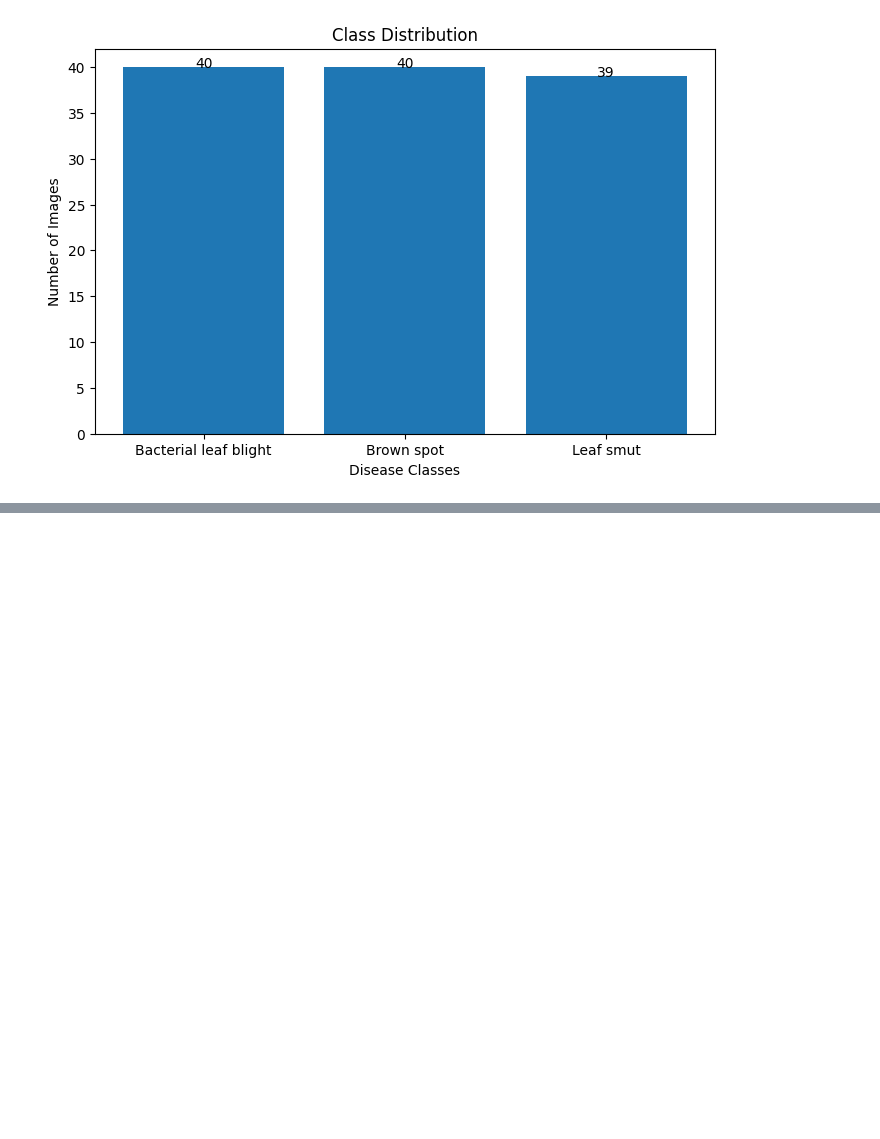
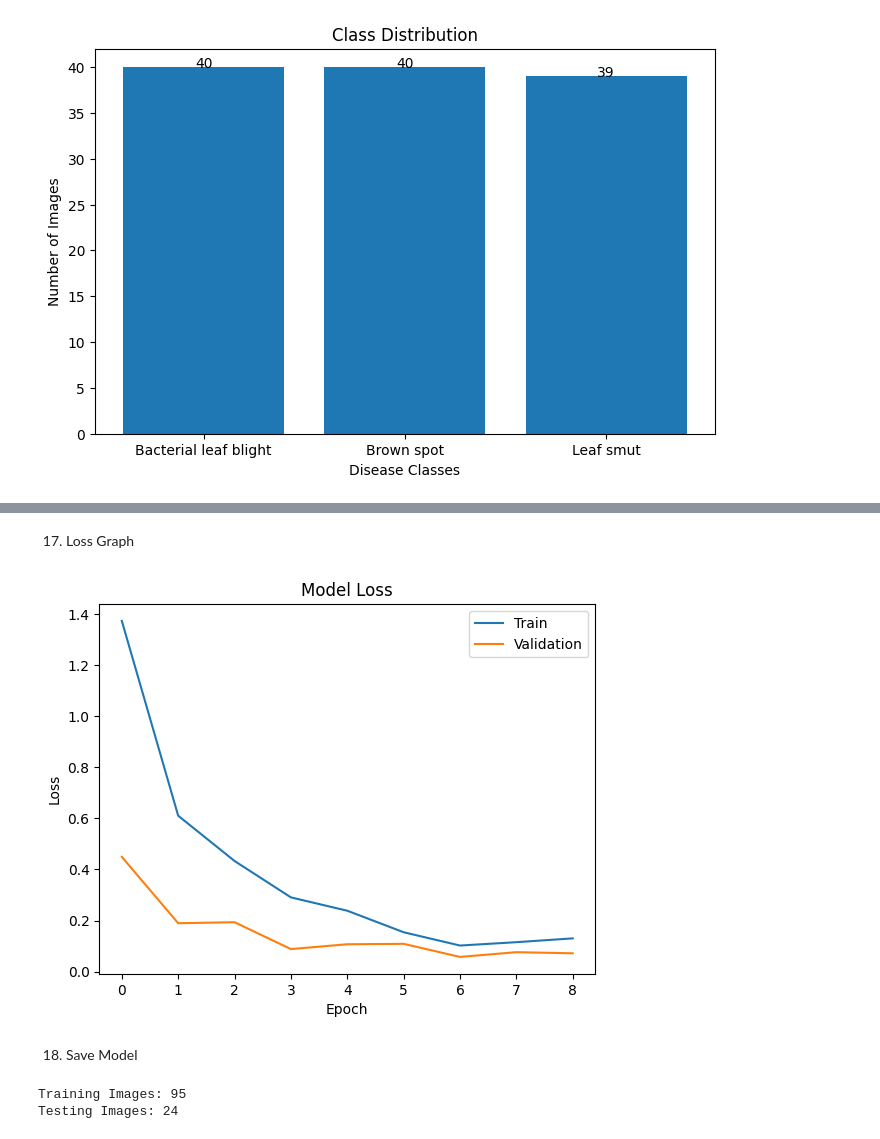
Before and after one commit to Raghuvaranlokati/RiceLeaf_Disease_Dectection, a Jupyter notebook: RiceLeaf_Disease_Detection.ipynb, the cells around one changed output, grey strips where cells are left out. Saved outputs shown, nothing was run; the diff lists cells and outputs as text; code cells hidden in the pictures; blank space fills up the shorter version.

```diff
--- a/RiceLeaf_Disease_Detection.ipynb
+++ b/RiceLeaf_Disease_Detection.ipynb
@@ -601,0 +961,16 @@ plt.show()
+# %% [markdown]
+17. Loss Graph
+# %%
+plt.plot(history.history['loss'])
+plt.plot(history.history['val_loss'])
+
+plt.title('Model Loss')
+plt.xlabel('Epoch')
+plt.ylabel('Loss')
+plt.legend(['Train','Validation'])
+
+plt.show()
+# %% [output]
+[figure, added]
+# %% [markdown]
+18. Save Model
@@ -601,0 +979,6 @@ plt.show()
+# %%
+print("Training Images:", len(x_train))
+print("Testing Images:", len(x_test))
+# %% [output]
+Training Images: 95
+Testing Images: 24
```
Also changed, not shown: parts of 58 cells of this notebook, 1 other file.
